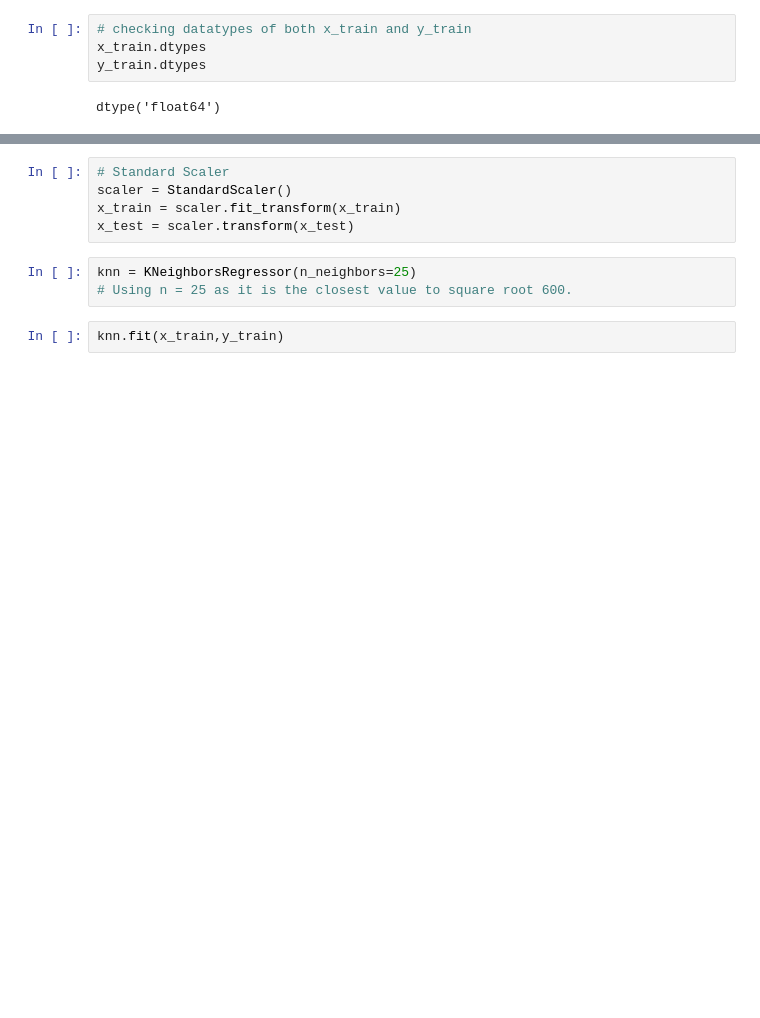
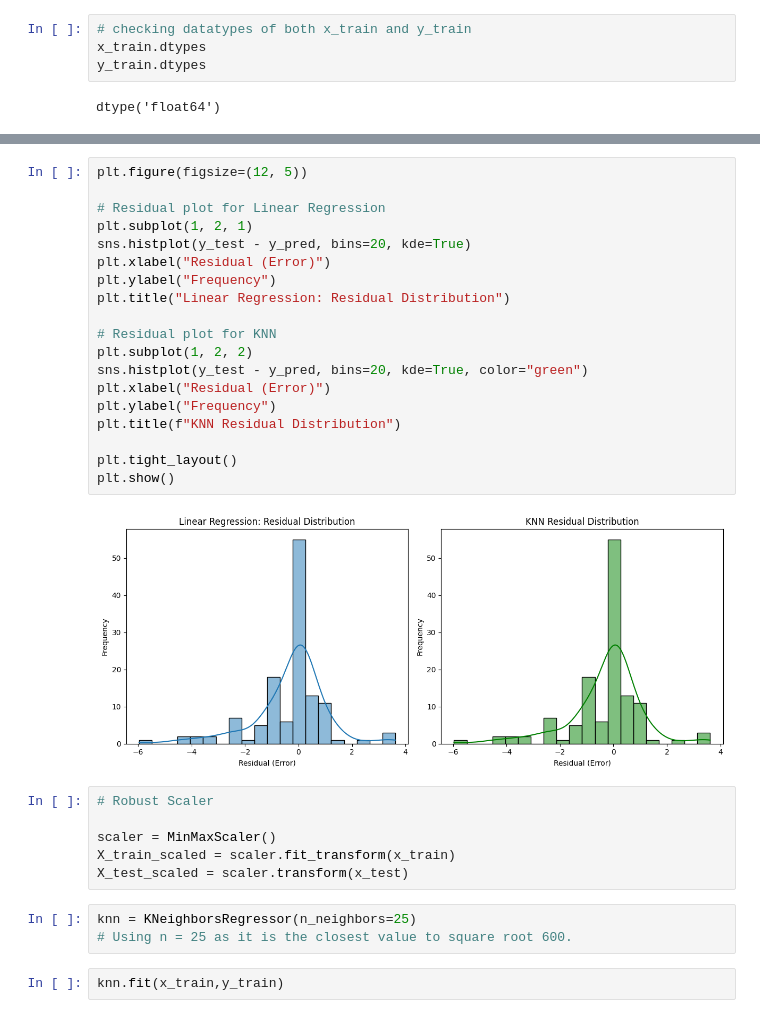
Before and after one commit to S10241798/AITT, a Jupyter notebook: AITT Assignment.ipynb, the cells around one changed output, grey strips where cells are left out. Drawn from its saved outputs; the diff is of its cells as text; blank space fills up the shorter version.

```diff
--- a/AITT Assignment.ipynb
+++ b/AITT Assignment.ipynb
@@ -369,8 +393,30 @@ plt.show()
+# %%
+plt.figure(figsize=(12, 5))
+
+# Residual plot for Linear Regression
+plt.subplot(1, 2, 1)
+sns.histplot(y_test - y_pred, bins=20, kde=True)
+plt.xlabel("Residual (Error)")
+plt.ylabel("Frequency")
+plt.title("Linear Regression: Residual Distribution")
+
+# Residual plot for KNN
+plt.subplot(1, 2, 2)
+sns.histplot(y_test - y_pred, bins=20, kde=True, color="green")
+plt.xlabel("Residual (Error)")
+plt.ylabel("Frequency")
+plt.title(f"KNN Residual Distribution")
+
+plt.tight_layout()
+plt.show()
+# %% [output]
+[figure, added]
 # %%
-# Standard Scaler
-scaler = StandardScaler()
-x_train = scaler.fit_transform(x_train)
-x_test = scaler.transform(x_test)
+# Robust Scaler
+
+scaler = MinMaxScaler()
+X_train_scaled = scaler.fit_transform(x_train)
+X_test_scaled = scaler.transform(x_test)
 # %%
 knn = KNeighborsRegressor(n_neighbors=25)
 # Using n = 25 as it is the closest value to square root 600.
```
Also changed, not shown: parts of 21 cells of this notebook.
